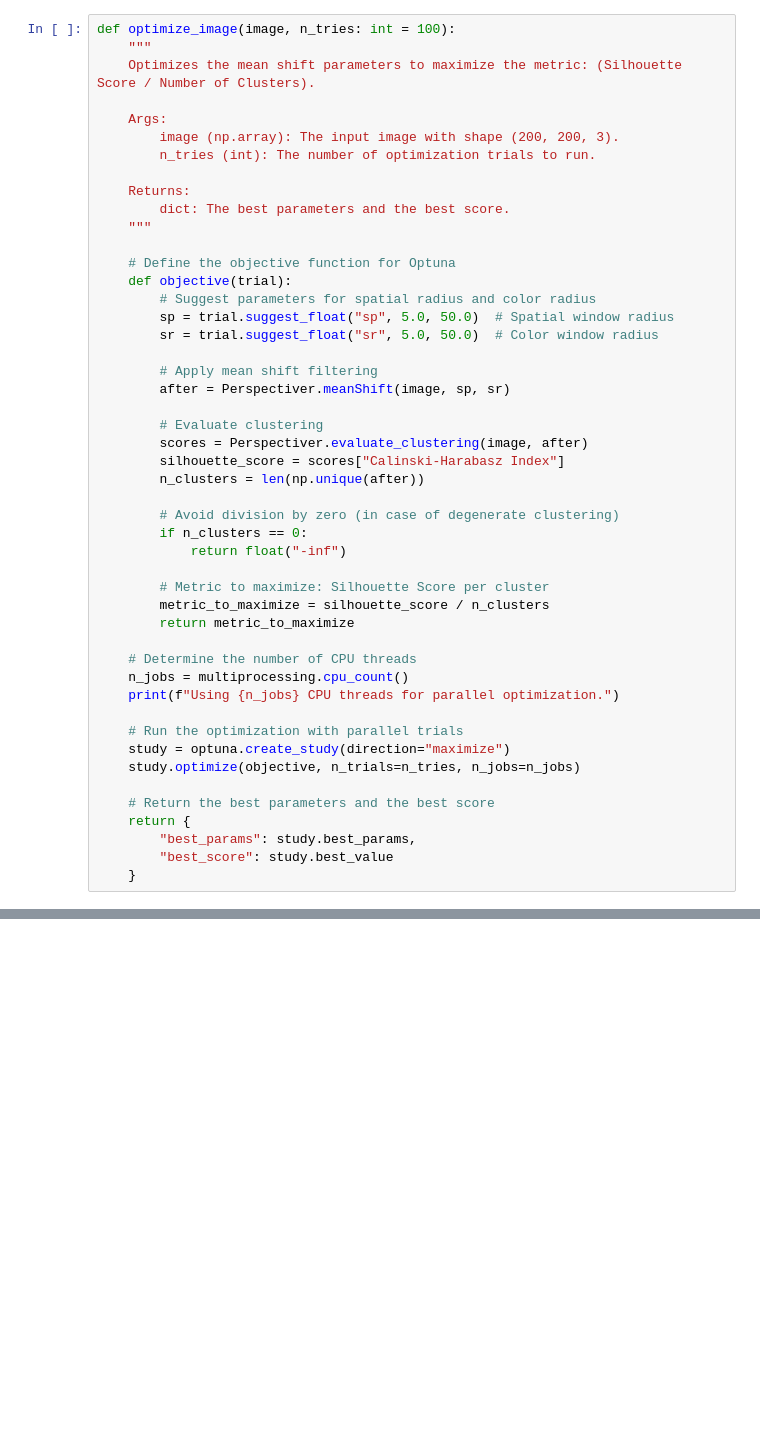
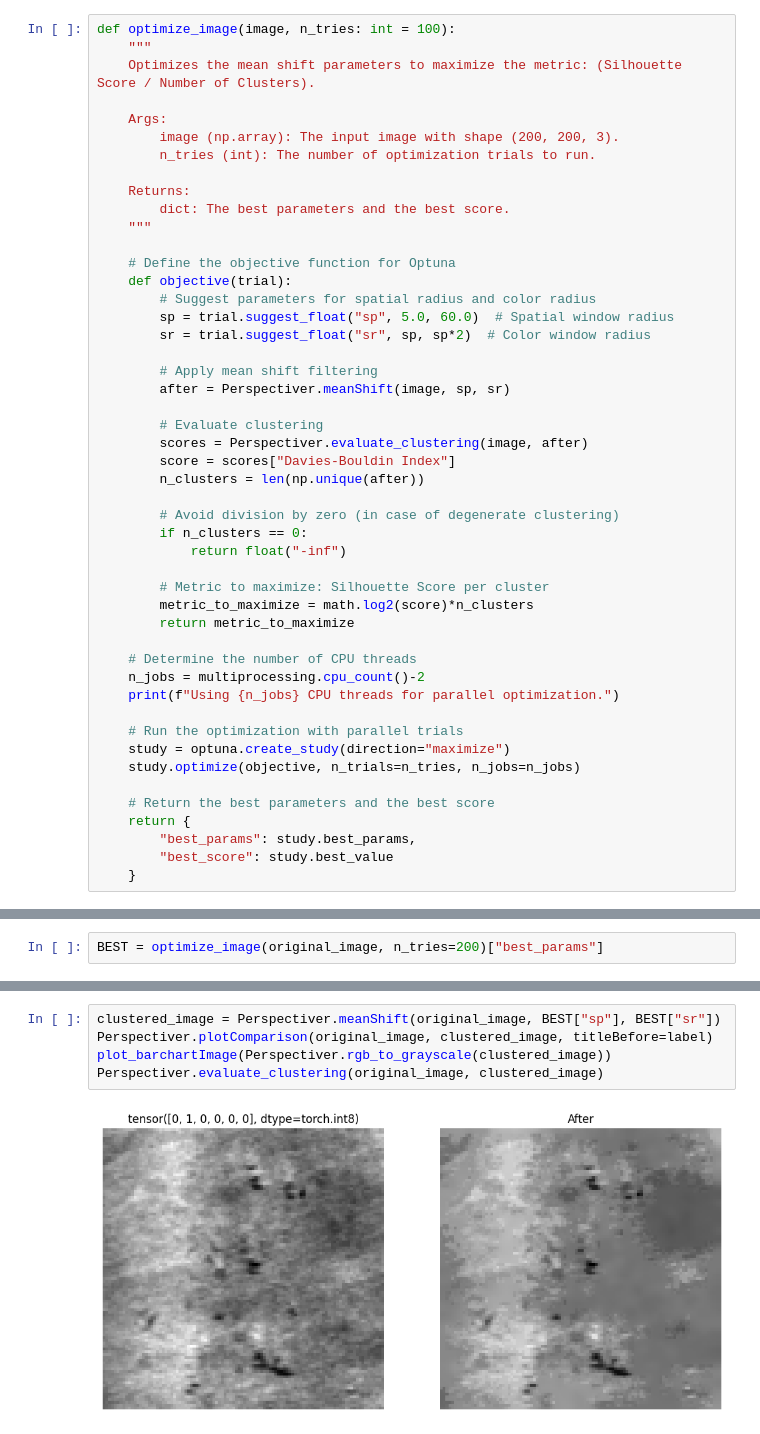
Before and after one commit to Lingfeng555/moe_edging, a Jupyter notebook: ImageTest.ipynb, the cells around one changed output, grey strips where cells are left out. Saved outputs shown, nothing was run; the diff lists cells and outputs as text; blank space fills up the shorter version.

```diff
--- a/ImageTest.ipynb
+++ b/ImageTest.ipynb
@@ -48,15 +77,15 @@ def optimize_image(image, n_tries: int = 100):
     # Define the objective function for Optuna
     def objective(trial):
         # Suggest parameters for spatial radius and color radius
-        sp = trial.suggest_float("sp", 5.0, 50.0)  # Spatial window radius
-        sr = trial.suggest_float("sr", 5.0, 50.0)  # Color window radius
+        sp = trial.suggest_float("sp", 5.0, 60.0)  # Spatial window radius
+        sr = trial.suggest_float("sr", sp, sp*2)  # Color window radius
 
         # Apply mean shift filtering
         after = Perspectiver.meanShift(image, sp, sr)
 
         # Evaluate clustering
         scores = Perspectiver.evaluate_clustering(image, after)
-        silhouette_score = scores["Calinski-Harabasz Index"]
+        score = scores["Davies-Bouldin Index"]
         n_clusters = len(np.unique(after))
 
         # Avoid division by zero (in case of degenerate clustering)
@@ -64,11 +93,11 @@ def optimize_image(image, n_tries: int = 100):
             return float("-inf")
 
         # Metric to maximize: Silhouette Score per cluster
-        metric_to_maximize = silhouette_score / n_clusters
+        metric_to_maximize = math.log2(score)*n_clusters
         return metric_to_maximize
 
     # Determine the number of CPU threads
-    n_jobs = multiprocessing.cpu_count()
+    n_jobs = multiprocessing.cpu_count()-2
     print(f"Using {n_jobs} CPU threads for parallel optimization.")
 
     # Run the optimization with parallel trials
@@ -108,0 +137,2 @@ Perspectiver.plotComparison(original_image, Perspectiver.dbscanClustering(Perspe
+# %%
+BEST = optimize_image(original_image, n_tries=200)["best_params"]
@@ -108,0 +163,7 @@ Perspectiver.plotComparison(original_image, Perspectiver.dbscanClustering(Perspe
+# %%
+clustered_image = Perspectiver.meanShift(original_image, BEST["sp"], BEST["sr"])
+Perspectiver.plotComparison(original_image, clustered_image, titleBefore=label)
+plot_barchartImage(Perspectiver.rgb_to_grayscale(clustered_image))
+Perspectiver.evaluate_clustering(original_image, clustered_image)
+# %% [output]
+[figure, added]
```
Also changed, not shown: parts of 10 cells of this notebook, 1 other file.
